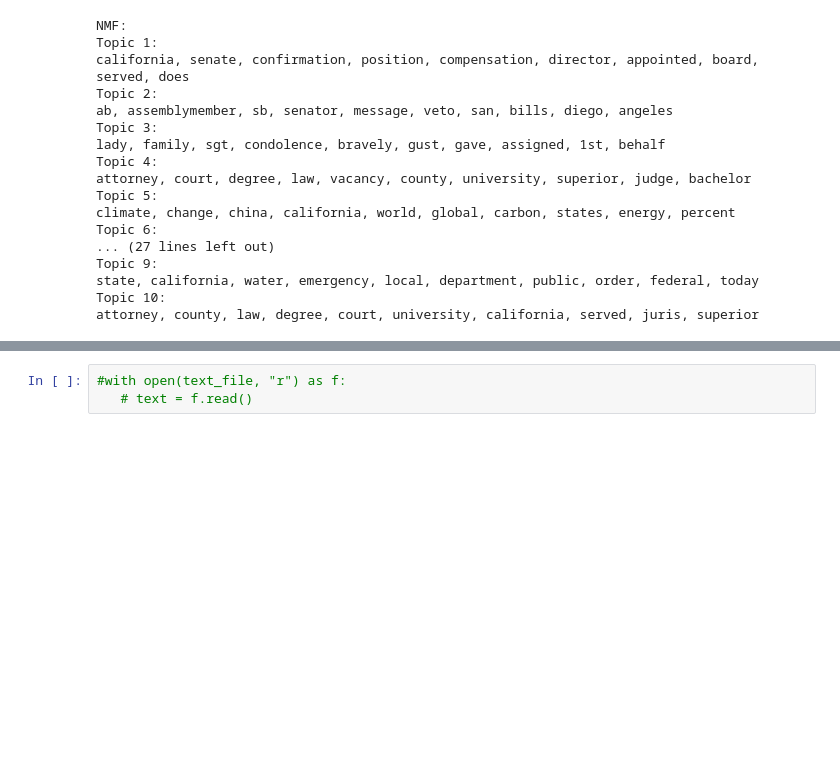
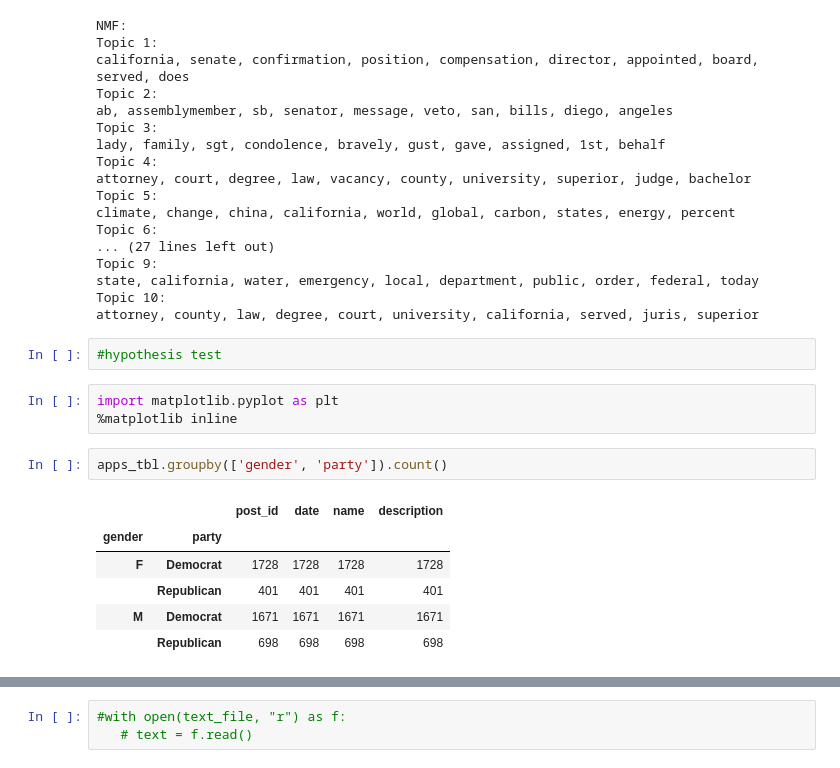
Before and after one commit to zanekuser/CA_Gov_Press_Releases, a Jupyter notebook: Parser.ipynb, the cells around one changed output, grey strips where cells are left out. Saved outputs shown, nothing was run; the diff lists cells and outputs as text; blank space fills up the shorter version.

```diff
--- a/Parser.ipynb
+++ b/Parser.ipynb
@@ -391,3 +389,17 @@ Topic 9:
 state, california, water, emergency, local, department, public, order, federal, today
 Topic 10:
 attorney, county, law, degree, court, university, california, served, juris, superior
+# %%
+#hypothesis test
+# %%
+import matplotlib.pyplot as plt
+%matplotlib inline
+# %%
+apps_tbl.groupby(['gender', 'party']).count()
+# %% [output]
+|  |  | post_id | date | name | description |
+| gender | party |  |  |  |  |
+| F | Democrat | 1728 | 1728 | 1728 | 1728 |
+|  | Republican | 401 | 401 | 401 | 401 |
+| M | Democrat | 1671 | 1671 | 1671 | 1671 |
+|  | Republican | 698 | 698 | 698 | 698 |
```
Also changed, not shown: parts of 7 cells of this notebook.
